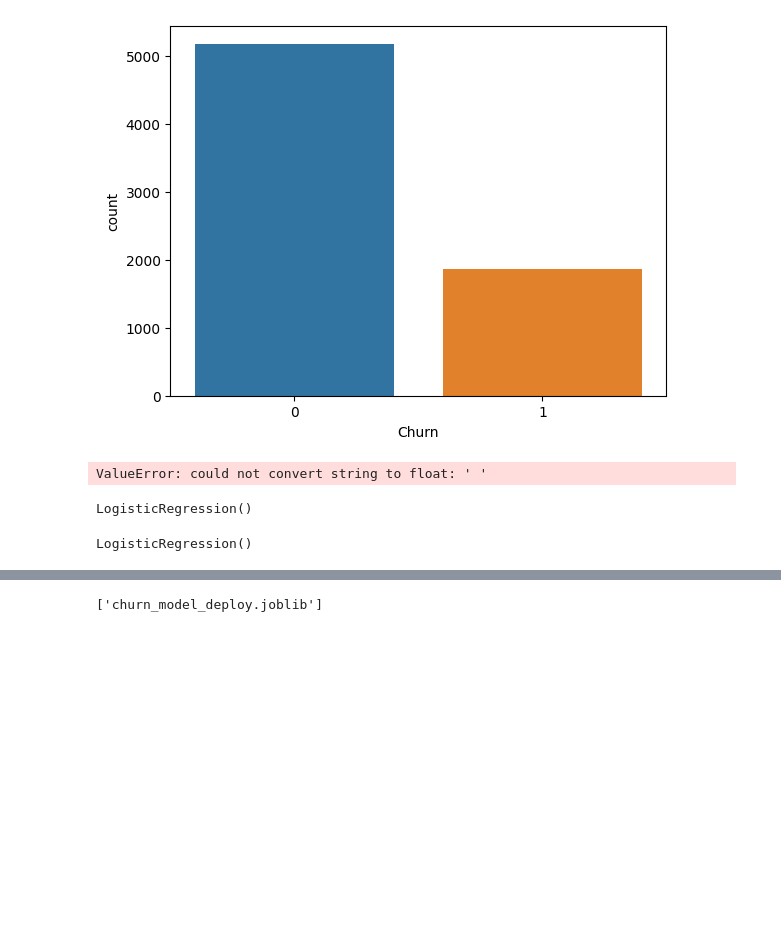
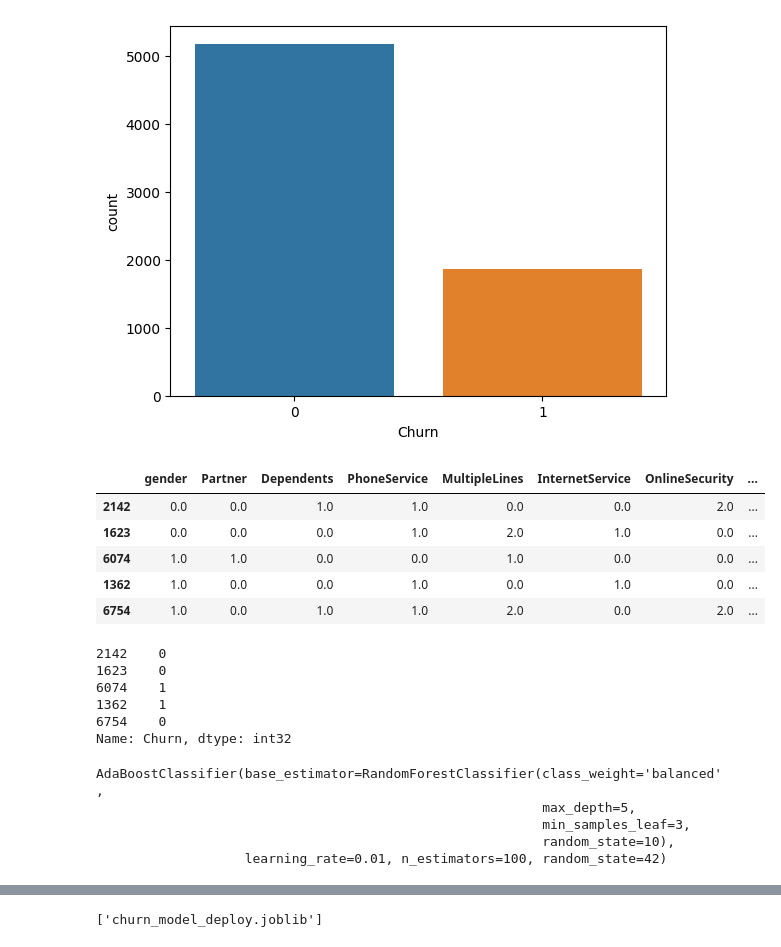
Before and after one commit to Dhivya-LV/streamlit_churn, a Jupyter notebook: churn_pred.ipynb, the cells around one changed output, grey strips where cells are left out. Cells and saved outputs as stored; diff of their text form; code cells hidden in the pictures; blank space fills up the shorter version.

```diff
--- a/churn_pred.ipynb
+++ b/churn_pred.ipynb
@@ -253,28 +275,42 @@ sns.countplot(x = cleanDF['Churn'])
 #Scaled the data
 x = cleanDF.drop('Churn', axis=1)
 y = cleanDF['Churn']
-ss = StandardScaler()
-x = ss.fit_transform(x)
-joblib.dump(ss, "standard_scaler.joblib")
+#ss = StandardScaler()
+#x = ss.fit_transform(x)
+#joblib.dump(ss, "standard_scaler.joblib")
-# %% [output]
-ValueError: could not convert string to float: ' '
 # %%
 xtrain, xtest, ytrain, ytest = train_test_split(x,y, test_size=0.2, random_state=42)
+# %%
+xtrain.head()
+# %% [output]
+|  | gender | Partner | Dependents | PhoneService | MultipleLines | InternetService | OnlineSecurity | ... |
+| 2142 | 0.0 | 0.0 | 1.0 | 1.0 | 0.0 | 0.0 | 2.0 | ... |
+| 1623 | 0.0 | 0.0 | 0.0 | 1.0 | 2.0 | 1.0 | 0.0 | ... |
+| 6074 | 1.0 | 1.0 | 0.0 | 0.0 | 1.0 | 0.0 | 0.0 | ... |
+| 1362 | 1.0 | 0.0 | 0.0 | 1.0 | 0.0 | 1.0 | 0.0 | ... |
+| 6754 | 1.0 | 0.0 | 1.0 | 1.0 | 2.0 | 0.0 | 2.0 | ... |
+# %%
+ytrain.head()
+# %% [output]
+2142    0
+1623    0
+6074    1
+1362    1
+6754    0
+Name: Churn, dtype: int32
 # %%
-model = LogisticRegression()
+#model = LogisticRegression()
 # Train the model
+#model=RandomForestClassifier(n_estimators=30,  random_state=10, class_weight='balanced', max_depth=5, min_samples_leaf=3, max_features='log2', min_samples_split=3)
+#model = XGBClassifier()
+model = AdaBoostClassifier(random_state=42, base_estimator=RandomForestClassifier(random_state=10, class_weight='balanced', min_samples_leaf=3, max_depth=5), n_estimators=100, learning_rate=0.01)
 model.fit(xtrain, ytrain)
 # %% [output]
-LogisticRegression()
+AdaBoostClassifier(base_estimator=RandomForestClassifier(class_weight='balanced',
+                                                         max_depth=5,
+                                                         min_samples_leaf=3,
+                                                         random_state=10),
+                   learning_rate=0.01, n_estimators=100, random_state=42)
-# %%
-#Output
-LogisticRegression(C=1.0, class_weight=None, dual=False, fit_intercept=True,
-                   intercept_scaling=1, l1_ratio=None, max_iter=100,
-                   multi_class='auto', n_jobs=None, penalty='l2',
-                   random_state=None, solver='lbfgs', tol=0.0001, verbose=0,
-                   warm_start=False)
-# %% [output]
-LogisticRegression()
 # %%
 predictions = model.predict(xtest)
 
```
Also changed, not shown: parts of 7 cells of this notebook, 1 other file.
